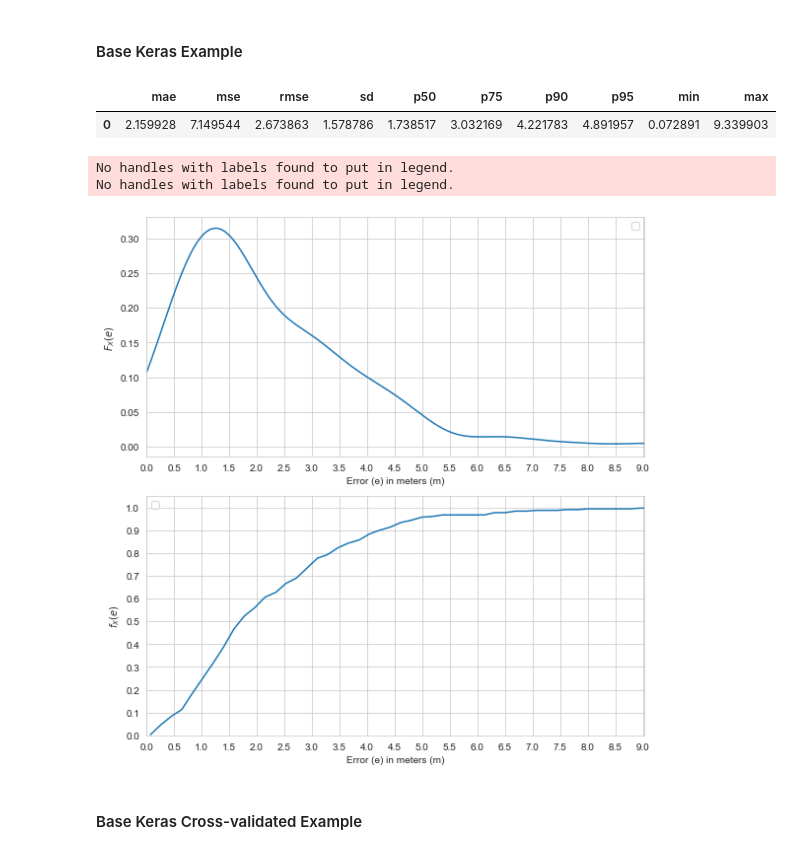
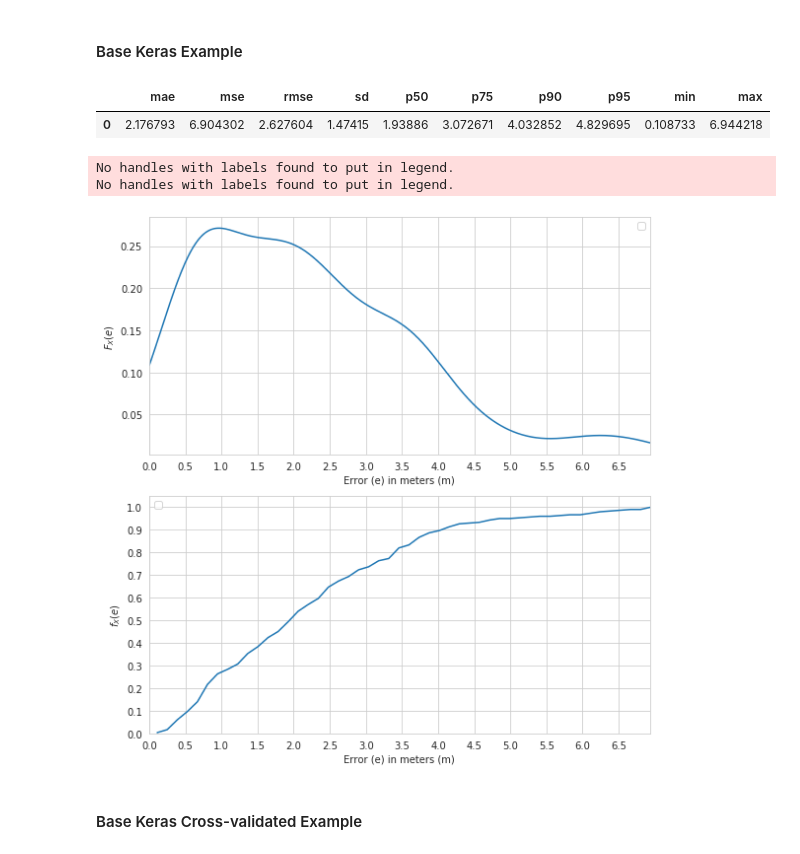
Before and after one commit to YanuX-Framework/YanuX-Cruncher, a Jupyter notebook: WifiFingerprintingExperimentsAlt.ipynb, the cells around one changed output. Cells and saved outputs as stored; diff of their text form; code cells hidden in the pictures.

```diff
--- a/WifiFingerprintingExperimentsAlt.ipynb
+++ b/WifiFingerprintingExperimentsAlt.ipynb
@@ -128,7 +128,7 @@ def regression_experiment(regressor, data, test_data, train_cols, coord_cols, sc
             train_data = data[(data[coord_cols[0]] != coords[0]) |
                                   (data[coord_cols[1]] != coords[1])].reset_index(drop=True)
         else:
-            train_data = data.copy().reset_index(drop=True)
+            train_data = data.reset_index(drop=True)
         target_values = test_data[(test_data[coord_cols[0]] == coords[0]) &
                                       (test_data[coord_cols[1]] == coords[1])].reset_index(drop=True)
 
@@ -398,12 +398,16 @@ coord_cols = ["x","y"]
 full_data_scenario = wifi_samples.copy()
 full_data_scenario_groups = full_data_scenario["x"].map(str)+","+full_data_scenario["y"].map(str)+","+full_data_scenario["filename"].map(str)
 
-default_data_scenario, test_data_scenario, default_data_scenario_groups, test_data_scenario_groups=train_test_split(full_data_scenario, full_data_scenario_groups, test_size=0.3, random_state=42)
+default_data_scenario, test_data_scenario, default_data_scenario_groups, test_data_scenario_groups=train_test_split(full_data_scenario,
+                                                                                                                    full_data_scenario_groups,
+                                                                                                                    stratify=full_data_scenario_groups,
+                                                                                                                    test_size=0.3,
+                                                                                                                    random_state=42)
 
-default_data_scenario = default_data_scenario.copy().reset_index(drop=True)
-test_data_scenario = test_data_scenario.copy().reset_index(drop=True)
-default_data_scenario_groups = default_data_scenario_groups.copy().reset_index(drop=True)
-test_data_scenario_groups = test_data_scenario_groups.copy().reset_index(drop=True)
+default_data_scenario = default_data_scenario.reset_index(drop=True)
+test_data_scenario = test_data_scenario.reset_index(drop=True)
+default_data_scenario_groups = default_data_scenario_groups.reset_index(drop=True)
+test_data_scenario_groups = test_data_scenario_groups.reset_index(drop=True)
 # %% [markdown]
 ## Playground
 # %% [markdown]
@@ -504,3 +510,7 @@ No handles with labels found to put in legend.
+# %%
+default_batch_size=10
+default_epochs=25
+default_verbose=1
 # %% [markdown]
 #### Keras - Simple Example
 # %%
@@ -539,34 +590,41 @@ Test Scores: [1.590945415496826, 1.5909454, 0.84969515]
 # %%
 nan_filler=default_nan_filler
 scaler=default_scaler
+batch_size=default_batch_size
+epochs=default_epochs
+verbose=0 #default_verbose
+leave_out=default_leave_out
 
 curr_data = default_data_scenario.fillna(nan_filler)
 test_data = test_data_scenario.fillna(nan_filler)
 
 curr_result = keras_experiment(curr_data,
                                test_data,
                                mac_addresses,
                                coord_cols,
                                scaler=scaler,
+                               batch_size=batch_size,
+                               epochs=epochs,
+                               verbose=verbose,
                                leave_out=leave_out)
 
 curr_statistics = experiment_statistics(curr_result)
 curr_result.to_csv(output_data_directory+"/alt-results-keras.csv")
 
 statistics_table = pd.DataFrame([curr_statistics], columns=list(curr_statistics.keys()))
 statistics_table.to_csv(output_data_directory+"/alt-statistics-keras.csv")
 statistics_table.to_excel(statistics_excel_writer, "keras")
 
 #show table
 display(statistics_table)
 #plots
 experiment_plots({'':curr_result})
 # %% [output]
 |  | mae | mse | rmse | sd | p50 | p75 | p90 | p95 | min | max |
-| 0 | 2.159928 | 7.149544 | 2.673863 | 1.578786 | 1.738517 | 3.032169 | 4.221783 | 4.891957 | 0.072891 | 9.339903 |
+| 0 | 2.176793 | 6.904302 | 2.627604 | 1.47415 | 1.93886 | 3.072671 | 4.032852 | 4.829695 | 0.108733 | 6.944218 |
 No handles with labels found to put in legend.
 No handles with labels found to put in legend.
-[figure, old version]
+[figure, new version]
 # %% [markdown]
 #### Base Keras Cross-validated Example
 # %%
```
Also changed, not shown: parts of 19 cells of this notebook, 3 other files.
